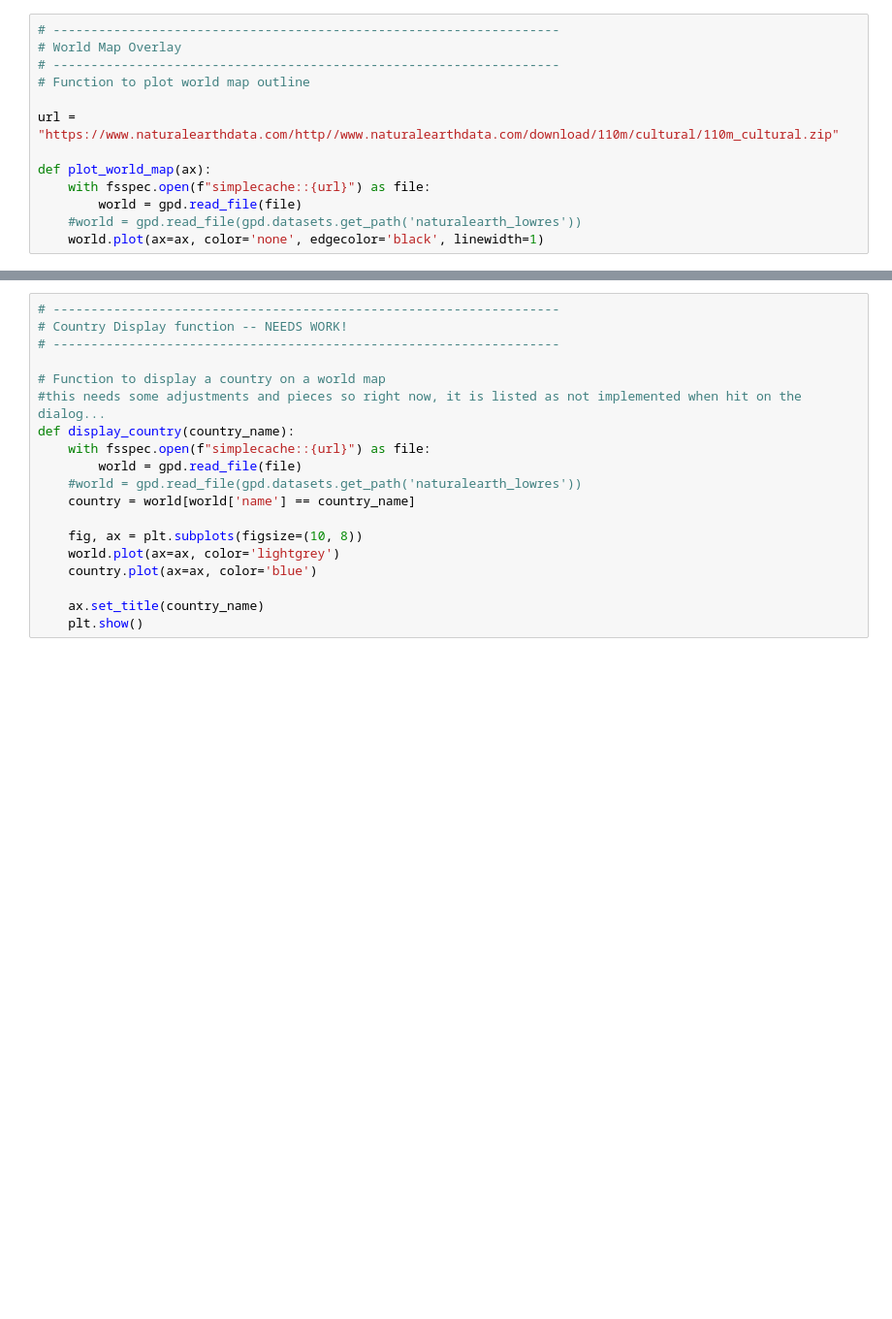
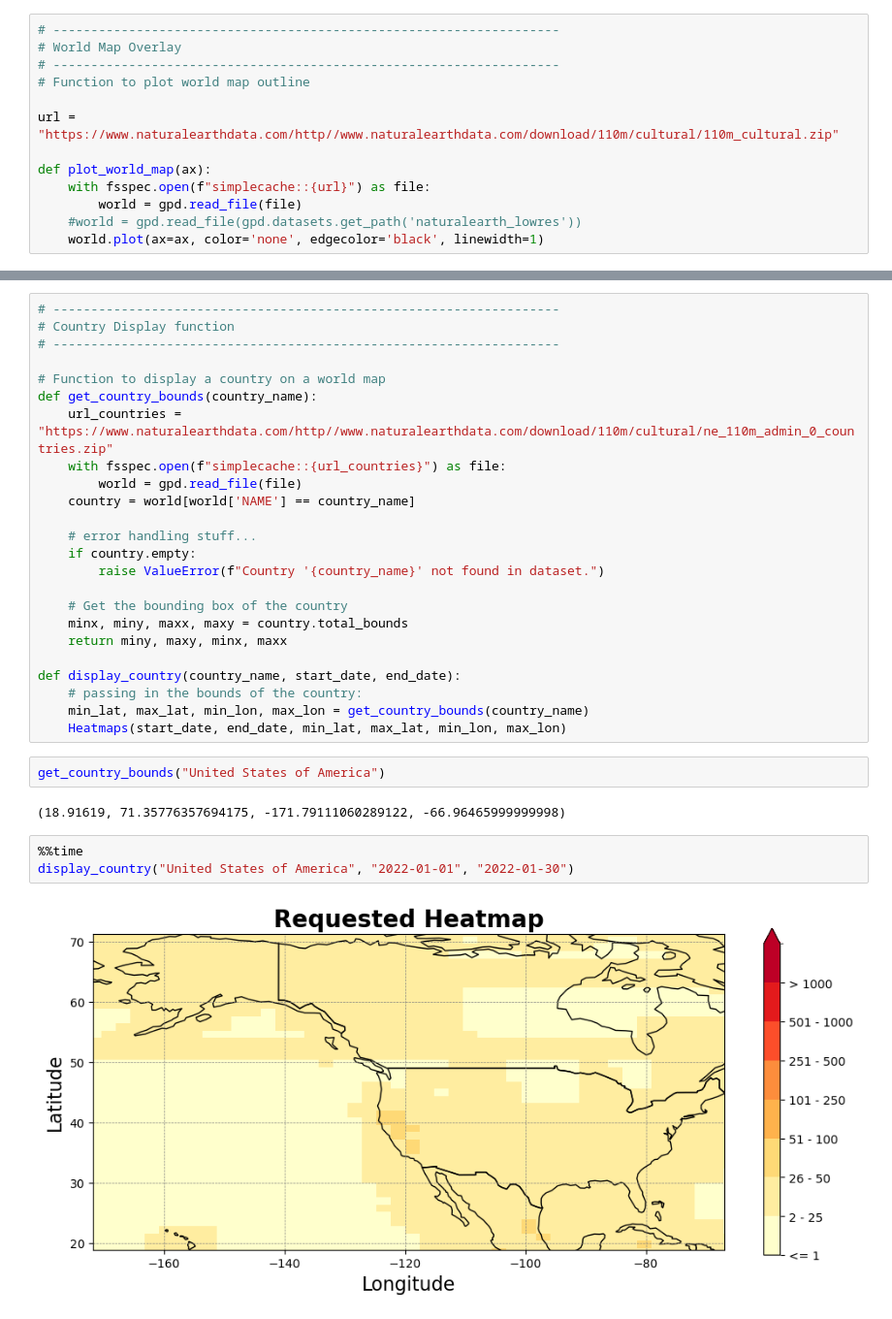
Before and after one commit to YaliWang2019/ASF-Heatmaps, a Jupyter notebook: HMWin_Update.ipynb, the cells around one changed output, grey strips where cells are left out. Shown at 97% size. Cells and saved outputs as stored; diff of their text form; blank space fills up the shorter version.

```diff
--- a/HMWin_Update.ipynb
+++ b/HMWin_Update.ipynb
@@ -367,19 +312,33 @@ date_generate_heatmap("2022-01-01", "2022-01-30");
-# %%
-# -------------------------------------------------------------------
-# Country Display function -- NEEDS WORK!
-# -------------------------------------------------------------------
-
-# Function to display a country on a world map
-#this needs some adjustments and pieces so right now, it is listed as not implemented when hit on the dialog...
-def display_country(country_name):
-    with fsspec.open(f"simplecache::{url}") as file:
-        world = gpd.read_file(file)
-    #world = gpd.read_file(gpd.datasets.get_path('naturalearth_lowres'))
-    country = world[world['name'] == country_name]
-
-    fig, ax = plt.subplots(figsize=(10, 8))
-    world.plot(ax=ax, color='lightgrey')
-    country.plot(ax=ax, color='blue')
-
-    ax.set_title(country_name)
-    plt.show()
+# %%
+# -------------------------------------------------------------------
+# Country Display function
+# -------------------------------------------------------------------
+
+# Function to display a country on a world map
+def get_country_bounds(country_name):
+    url_countries = "https://www.naturalearthdata.com/http//www.naturalearthdata.com/download/110m/cultural/ne_110m_admin_0_countries.zip"
+    with fsspec.open(f"simplecache::{url_countries}") as file:
+        world = gpd.read_file(file)
+    country = world[world['NAME'] == country_name]
+
+    # error handling stuff...
+    if country.empty:
+        raise ValueError(f"Country '{country_name}' not found in dataset.")
+
+    # Get the bounding box of the country
+    minx, miny, maxx, maxy = country.total_bounds
+    return miny, maxy, minx, maxx
+
+def display_country(country_name, start_date, end_date):
+    # passing in the bounds of the country:
+    min_lat, max_lat, min_lon, max_lon = get_country_bounds(country_name)
+    Heatmaps(start_date, end_date, min_lat, max_lat, min_lon, max_lon)
+# %%
+get_country_bounds("United States of America")
+# %% [output]
+(18.91619, 71.35776357694175, -171.79111060289122, -66.96465999999998)
+# %%
+%%time
+display_country("United States of America", "2022-01-01", "2022-01-30")
+# %% [output]
+[figure, added]
```
Also changed, not shown: parts of 23 cells of this notebook, 3 other files.
